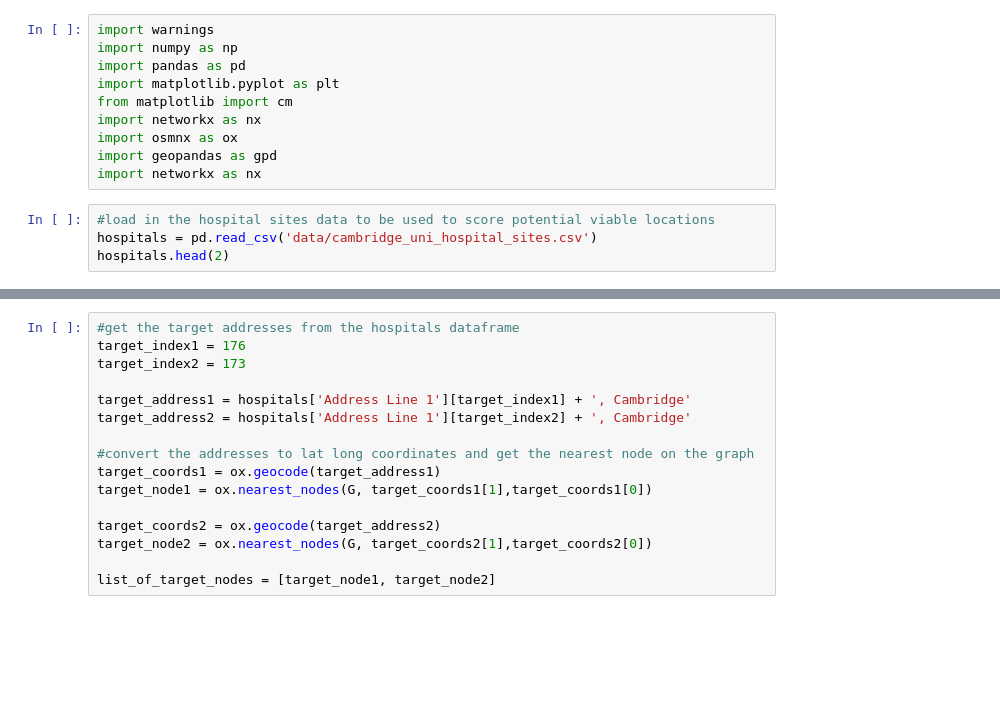
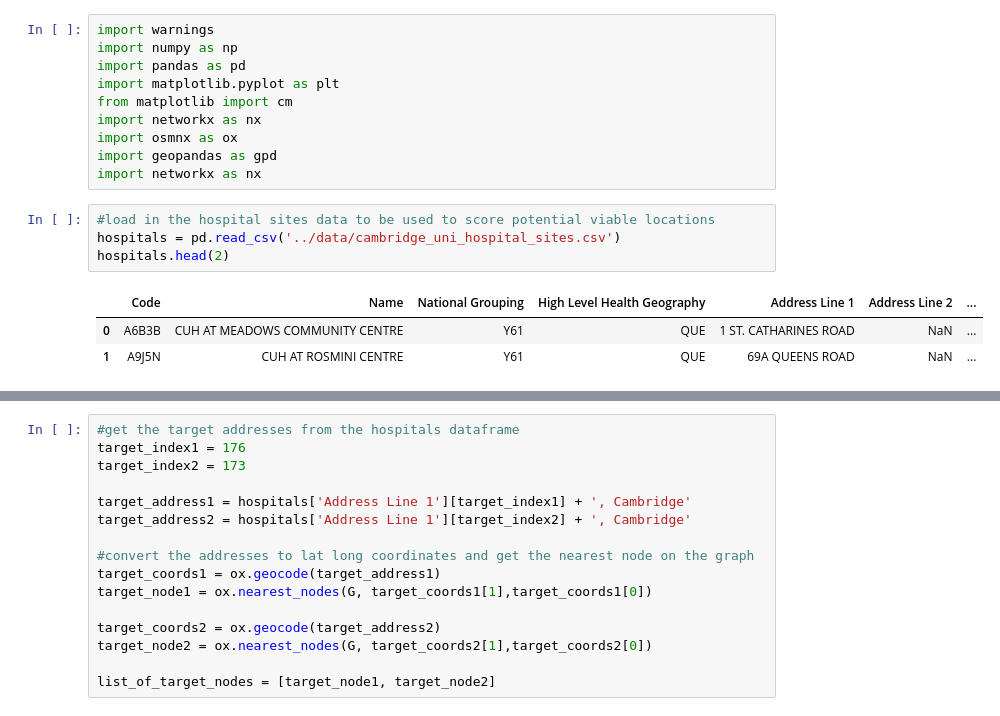
Before and after one commit to nhsx/nhs_time_of_travel, a Jupyter notebook: MCLP/scripts/mclp_test_pc.ipynb, the cells around one changed output, grey strips where cells are left out. Drawn from its saved outputs; the diff is of its cells as text; blank space fills up the shorter version.

```diff
--- a/MCLP/scripts/mclp_test_pc.ipynb
+++ b/MCLP/scripts/mclp_test_pc.ipynb
@@ -10,8 +10,12 @@ import geopandas as gpd
 import networkx as nx
 # %%
 #load in the hospital sites data to be used to score potential viable locations
-hospitals = pd.read_csv('data/cambridge_uni_hospital_sites.csv')
+hospitals = pd.read_csv('../data/cambridge_uni_hospital_sites.csv')
 hospitals.head(2)
+# %% [output]
+|  | Code | Name | National Grouping | High Level Health Geography | Address Line 1 | Address Line 2 | ... |
+| 0 | A6B3B | CUH AT MEADOWS COMMUNITY CENTRE | Y61 | QUE | 1 ST. CATHARINES ROAD | NaN | ... |
+| 1 | A9J5N | CUH AT ROSMINI CENTRE | Y61 | QUE | 69A QUEENS ROAD | NaN | ... |
 # %%
 
 G = ox.graph.graph_from_place('Cambridge', simplify = True, network_type = 'walk')
```
Also changed, not shown: parts of 10 cells of this notebook, 2 other files.
